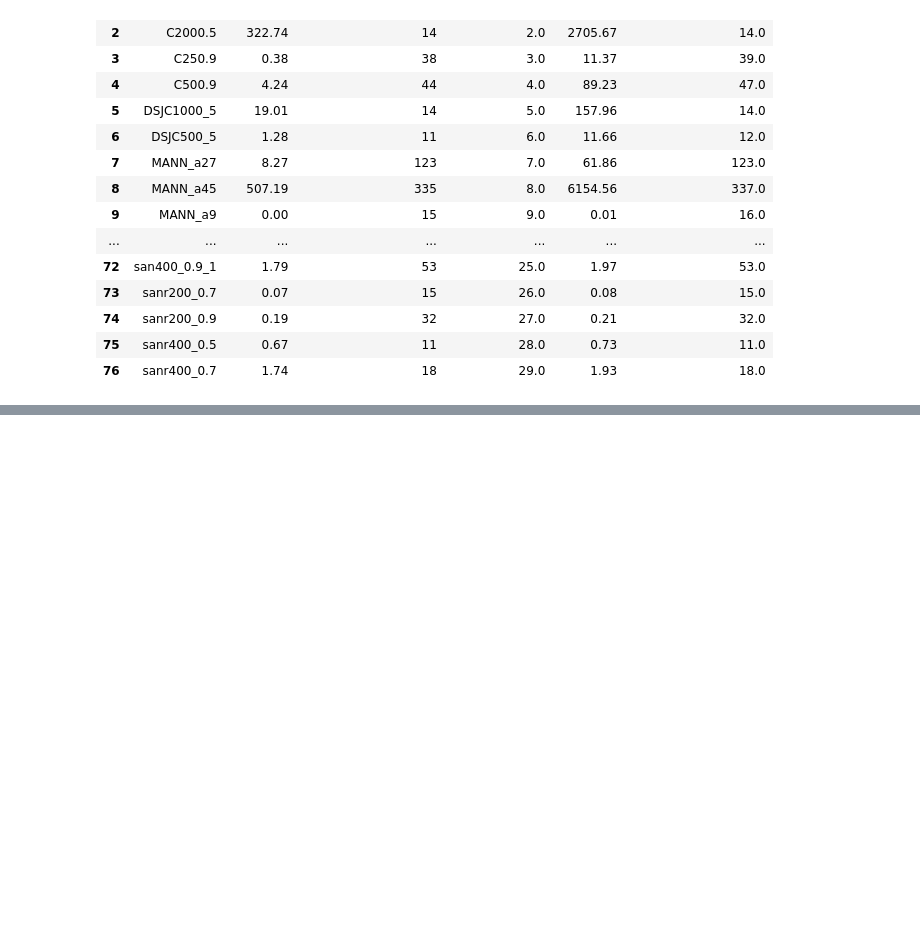
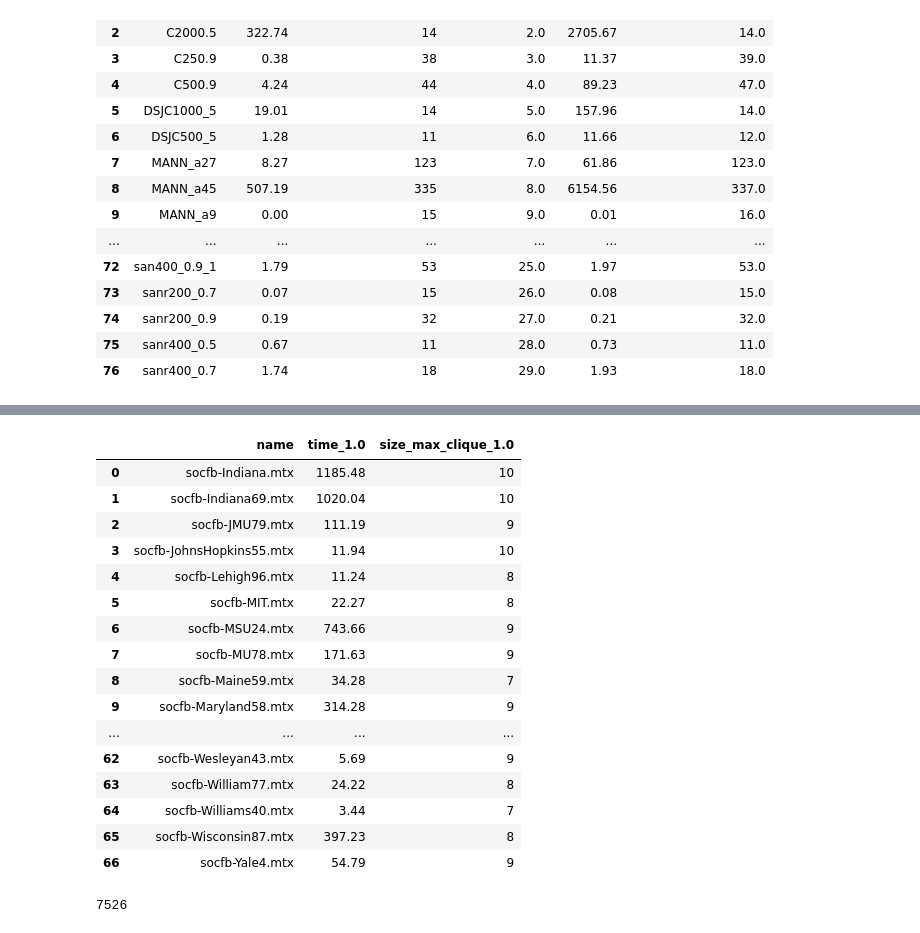
Before and after one commit to stacy-s/MCP, a Jupyter notebook: data.ipynb, the cells around one changed output, grey strips where cells are left out. Saved outputs shown, nothing was run; the diff lists cells and outputs as text; code cells hidden in the pictures; blank space fills up the shorter version.

```diff
--- a/data.ipynb
+++ b/data.ipynb
@@ -63,0 +98,26 @@ res = df1.merge(df2, 'left', on='name')
+# %%
+fb = pd.read_csv('results/facebook/facebook_all.csv')
+# fb = fb.drop('Unnamed: 0', axis=1)
+fb
+# %% [output]
+|  | name | time_1.0 | size_max_clique_1.0 |
+| 0 | socfb-Indiana.mtx | 1185.48 | 10 |
+| 1 | socfb-Indiana69.mtx | 1020.04 | 10 |
+| 2 | socfb-JMU79.mtx | 111.19 | 9 |
+| 3 | socfb-JohnsHopkins55.mtx | 11.94 | 10 |
+| 4 | socfb-Lehigh96.mtx | 11.24 | 8 |
+| 5 | socfb-MIT.mtx | 22.27 | 8 |
+| 6 | socfb-MSU24.mtx | 743.66 | 9 |
+| 7 | socfb-MU78.mtx | 171.63 | 9 |
+| 8 | socfb-Maine59.mtx | 34.28 | 7 |
+| 9 | socfb-Maryland58.mtx | 314.28 | 9 |
+| ... | ... | ... | ... |
+| 62 | socfb-Wesleyan43.mtx | 5.69 | 9 |
+| 63 | socfb-William77.mtx | 24.22 | 8 |
+| 64 | socfb-Williams40.mtx | 3.44 | 7 |
+| 65 | socfb-Wisconsin87.mtx | 397.23 | 8 |
+| 66 | socfb-Yale4.mtx | 54.79 | 9 |
+# %%
+len(str(1 << 25000))
+# %% [output]
+7526
```
Also changed, not shown: parts of 6 cells of this notebook, 1 other file.
